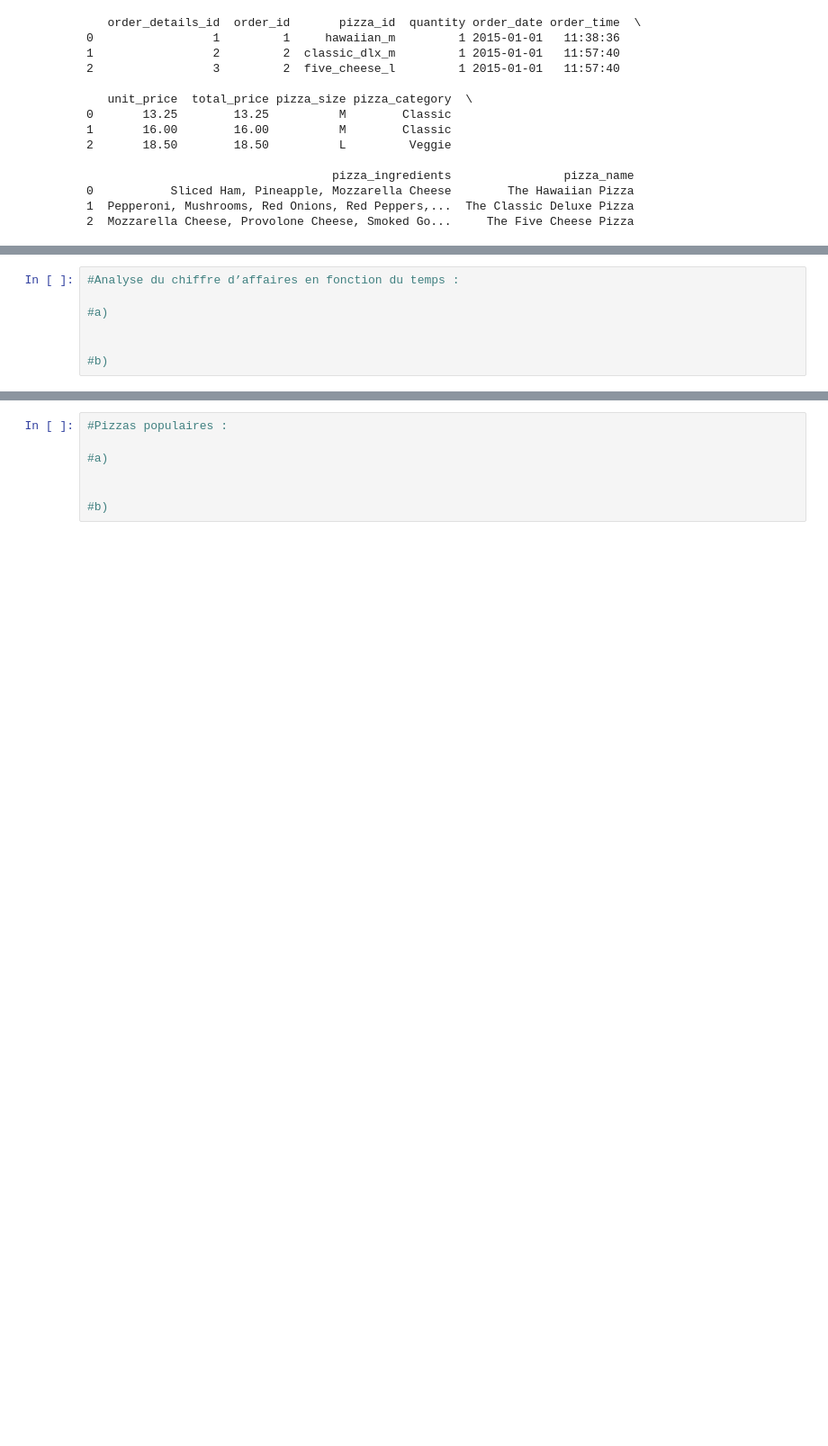
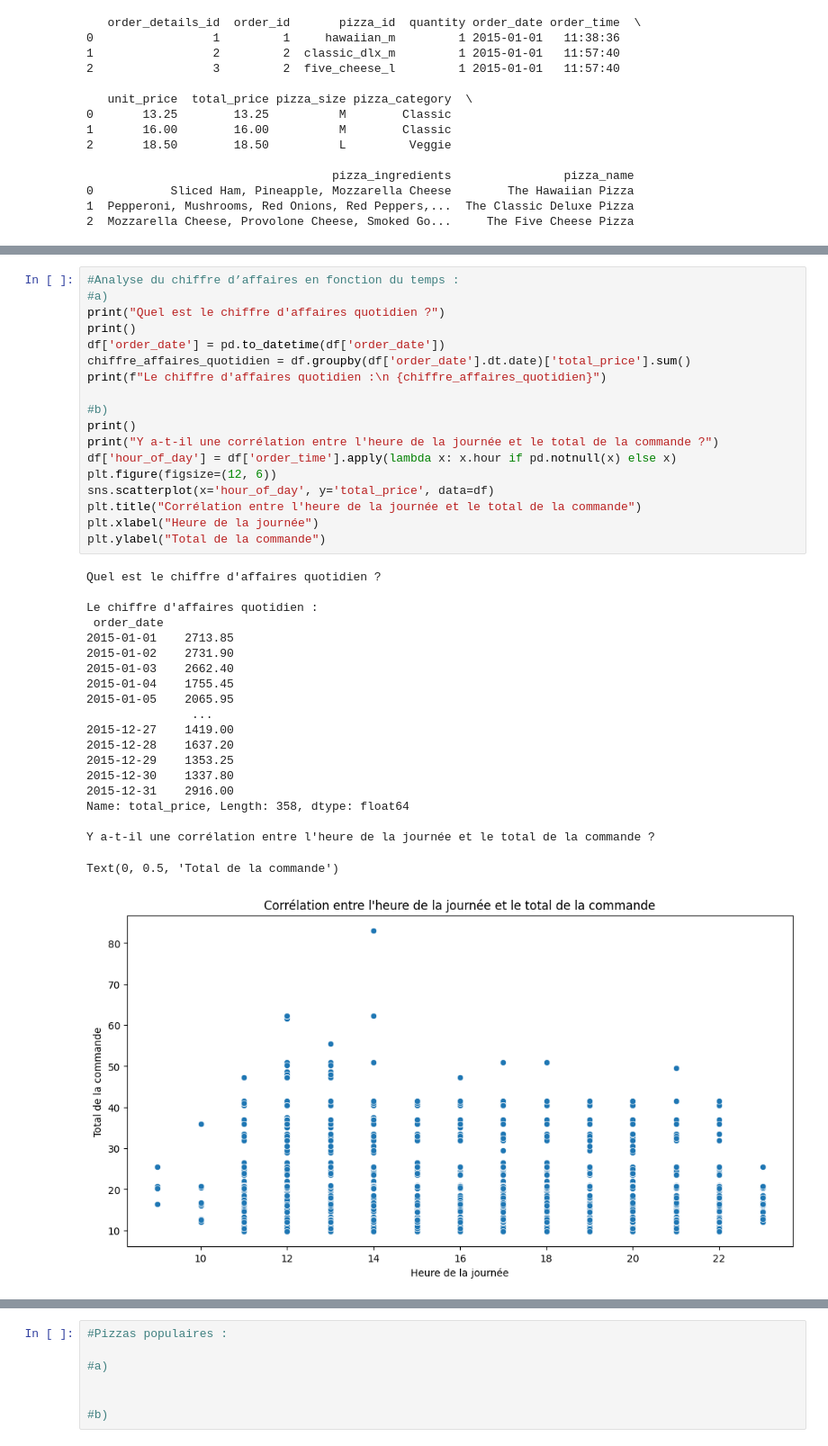
Before and after one commit to Aimen-prog/pizzaiojo, a Jupyter notebook: pizzaiolo.ipynb, the cells around one changed output, grey strips where cells are left out. Shown at 90% size. Saved outputs shown, nothing was run; the diff lists cells and outputs as text; blank space fills up the shorter version.

```diff
--- a/pizzaiolo.ipynb
+++ b/pizzaiolo.ipynb
@@ -171,7 +245,39 @@ Nombre de pizzas contenant pepperoni: 10300
 # %%
 #Analyse du chiffre d’affaires en fonction du temps :
-
 #a)
-
+print("Quel est le chiffre d'affaires quotidien ?")
+print()
+df['order_date'] = pd.to_datetime(df['order_date'])
+chiffre_affaires_quotidien = df.groupby(df['order_date'].dt.date)['total_price'].sum()
+print(f"Le chiffre d'affaires quotidien :\n {chiffre_affaires_quotidien}")
 
 #b)
+print()
+print("Y a-t-il une corrélation entre l'heure de la journée et le total de la commande ?")
+df['hour_of_day'] = df['order_time'].apply(lambda x: x.hour if pd.notnull(x) else x)
+plt.figure(figsize=(12, 6))
+sns.scatterplot(x='hour_of_day', y='total_price', data=df)
+plt.title("Corrélation entre l'heure de la journée et le total de la commande")
+plt.xlabel("Heure de la journée")
+plt.ylabel("Total de la commande")
+# %% [output]
+Quel est le chiffre d'affaires quotidien ?
+
+Le chiffre d'affaires quotidien :
+ order_date
+2015-01-01    2713.85
+2015-01-02    2731.90
+2015-01-03    2662.40
+2015-01-04    1755.45
+2015-01-05    2065.95
+               ...
+2015-12-27    1419.00
+2015-12-28    1637.20
+2015-12-29    1353.25
+2015-12-30    1337.80
+2015-12-31    2916.00
+Name: total_price, Length: 358, dtype: float64
+
+Y a-t-il une corrélation entre l'heure de la journée et le total de la commande ?
+Text(0, 0.5, 'Total de la commande')
+[figure, added]
```
Also changed, not shown: parts of 9 cells of this notebook, 1 other file.
